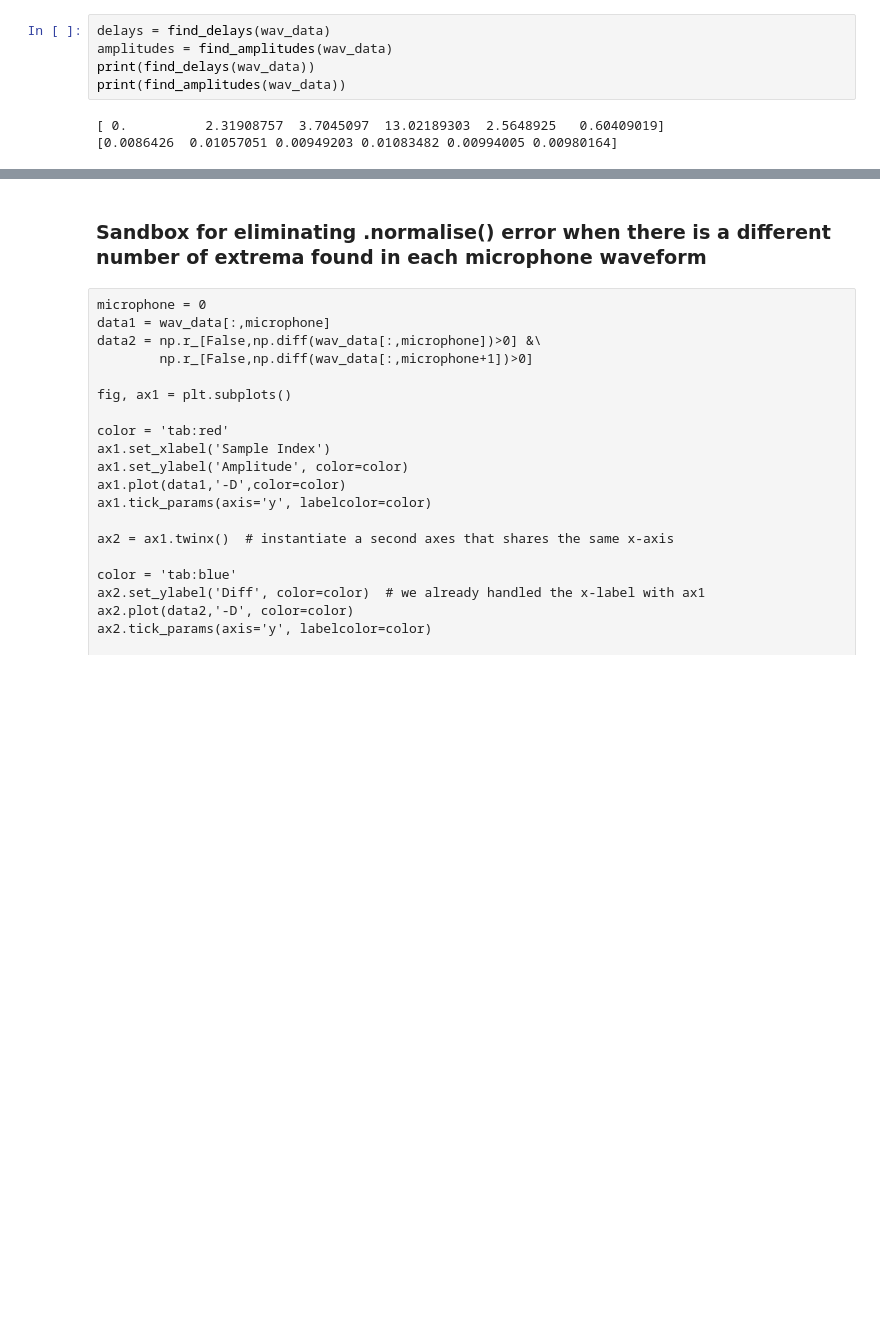
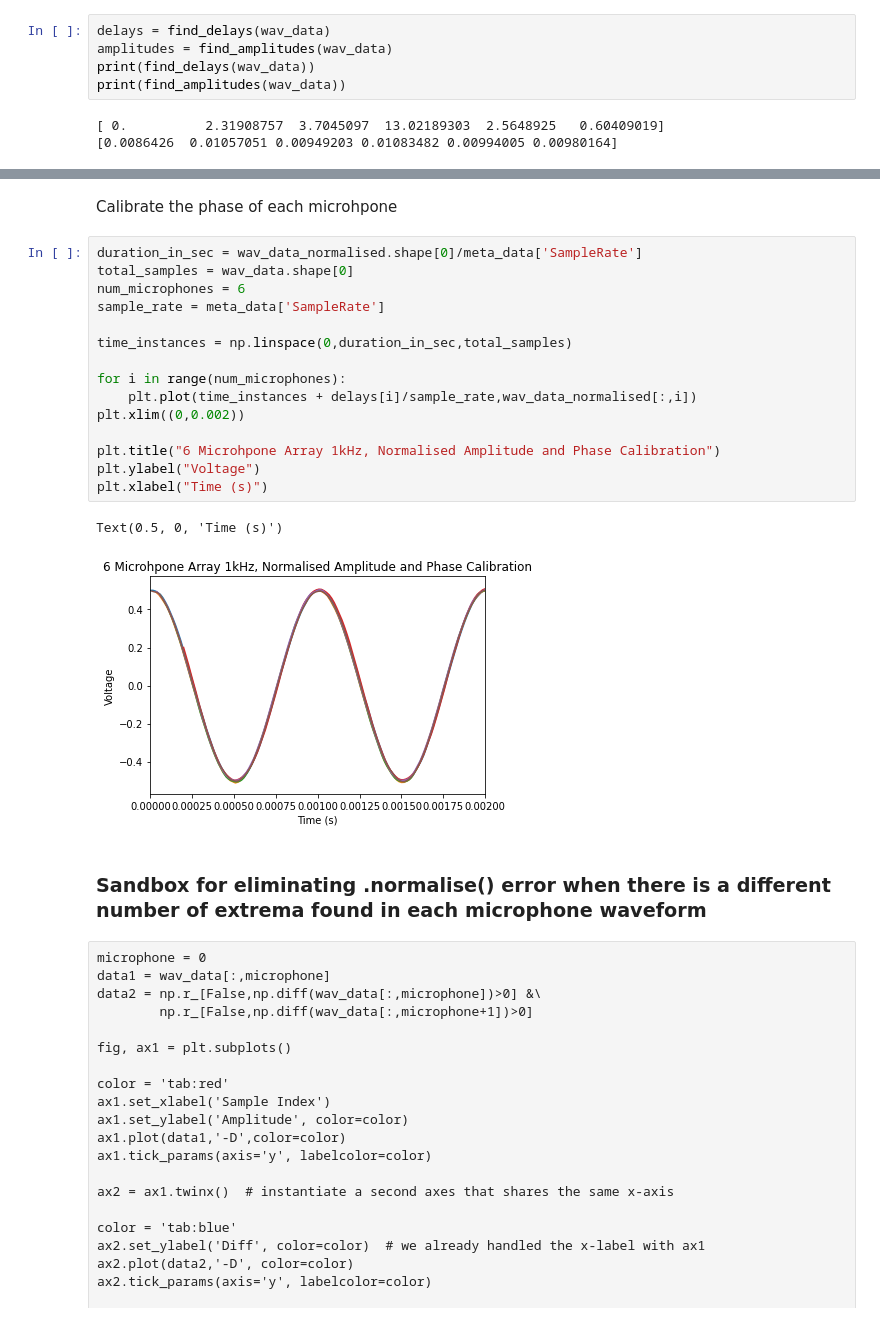
Before and after one commit to butterlyn/07_PYTHON_FILES_BUTTERLY, a Jupyter notebook: calibration_sandbox.ipynb, the cells around one changed output, grey strips where cells are left out. Saved outputs shown, nothing was run; the diff lists cells and outputs as text; blank space fills up the shorter version.

```diff
--- a/shlnb_sandbox.ipynb
+++ b/calibration_sandbox.ipynb
@@ -195,3 +207,23 @@ plt.plot(wav_data_normalised[1000:1100])
+# %% [markdown]
+Calibrate the phase of each microhpone
+# %%
+duration_in_sec = wav_data_normalised.shape[0]/meta_data['SampleRate']
+total_samples = wav_data.shape[0]
+num_microphones = 6
+sample_rate = meta_data['SampleRate']
+
+time_instances = np.linspace(0,duration_in_sec,total_samples)
+
+for i in range(num_microphones):
+    plt.plot(time_instances + delays[i]/sample_rate,wav_data_normalised[:,i])
+plt.xlim((0,0.002))
+
+plt.title("6 Microhpone Array 1kHz, Normalised Amplitude and Phase Calibration")
+plt.ylabel("Voltage")
+plt.xlabel("Time (s)")
+# %% [output]
+Text(0.5, 0, 'Time (s)')
+[figure, added]
 # %% [markdown]
 ### Sandbox for eliminating .normalise() error when there is a different number of extrema found in each microphone waveform
 # %% [raw]
```
Also changed, not shown: parts of 16 cells of this notebook.
